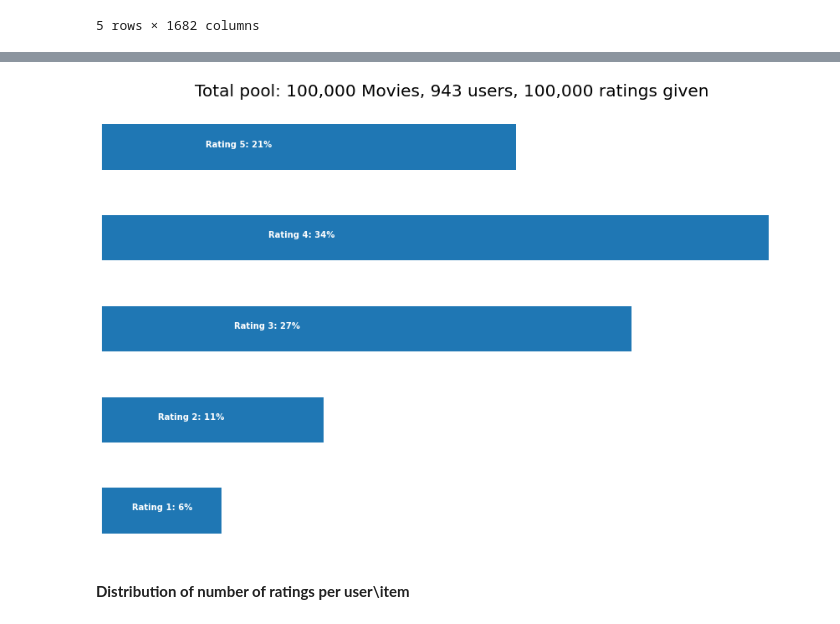
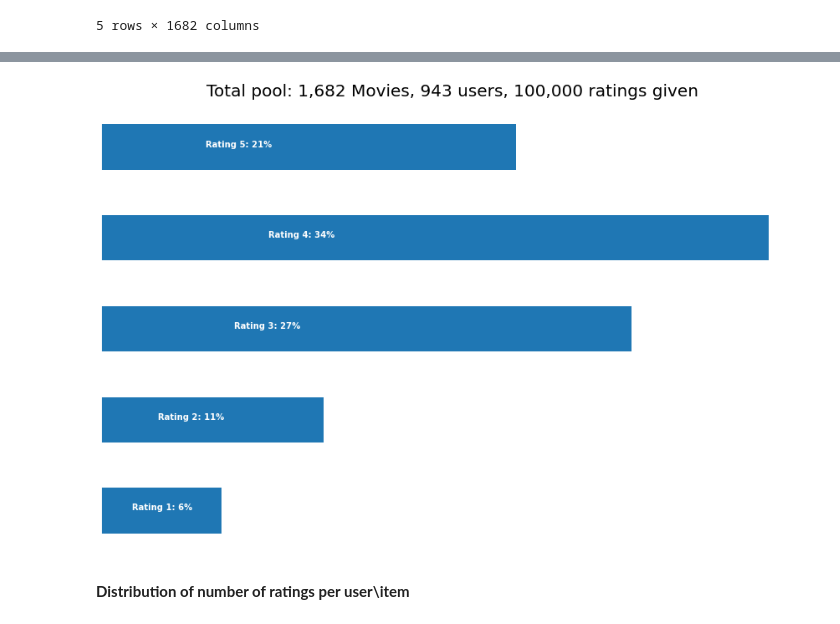
Before and after one commit to tsalex1992/Recommendation-Systems, a Jupyter notebook: HW1/Assignment1.ipynb, the cells around one changed output, grey strips where cells are left out. Saved outputs shown, nothing was run; the diff lists cells and outputs as text; code cells hidden in the pictures.

```diff
--- a/HW1/Assignment1.ipynb
+++ b/HW1/Assignment1.ipynb
@@ -176,17 +175,17 @@ plt.show()
 # %%
 p = df_ratings.groupby('rating')['rating'].agg(['count'])
-movie_count = df_ratings.item_id.count()
+movie_count = df_ratings.item_id.nunique()
 cust_count = df_ratings.user_id.nunique()
 rating_count = df_ratings.user_id.count()
 
 ax = p.plot(kind = 'barh', legend = False, figsize = (15,10))
 plt.title('Total pool: {:,} Movies, {:,} users, {:,} ratings given'.format(movie_count, cust_count, rating_count), fontsize=20)
 plt.axis('off')
 
 for i in range(1,6):
     ax.text(p.iloc[i-1][0]/4, i-1, 'Rating {}: {:.0f}%'.format(i, p.iloc[i-1][0]*100 / p.sum()[0]), color = 'white', weight = 'bold')
 # %% [output]
-[figure, old version]
+[figure, new version]
 # %% [markdown]
 **Distribution of number of ratings per user\item**
 # %%
```
Also changed, not shown: parts of 35 cells of this notebook.
